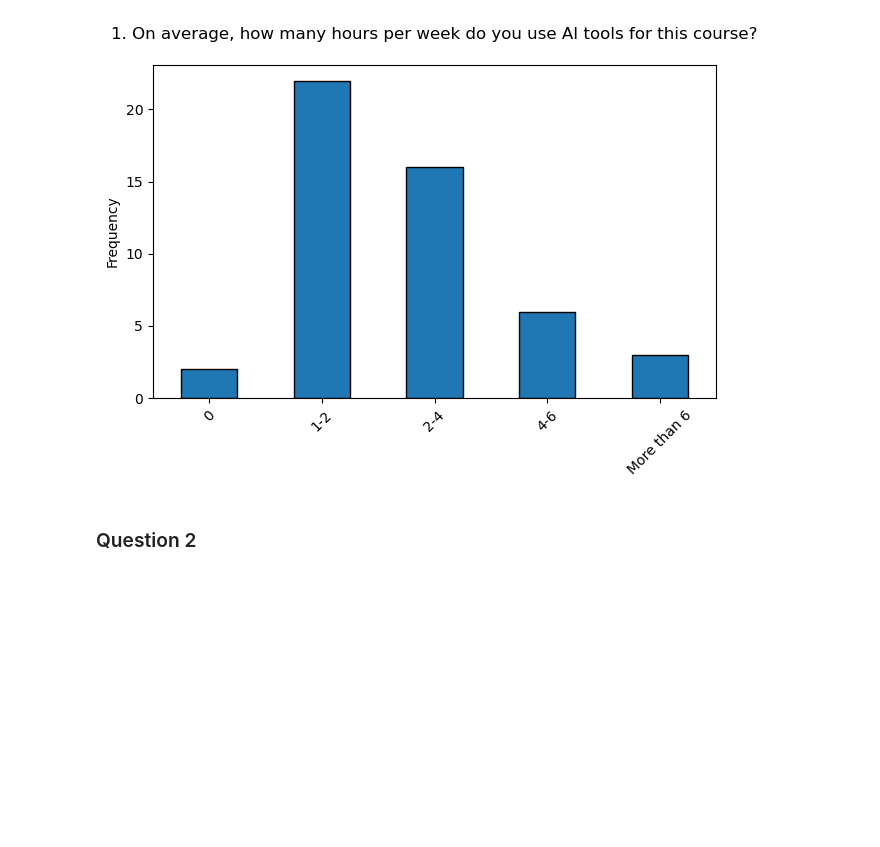
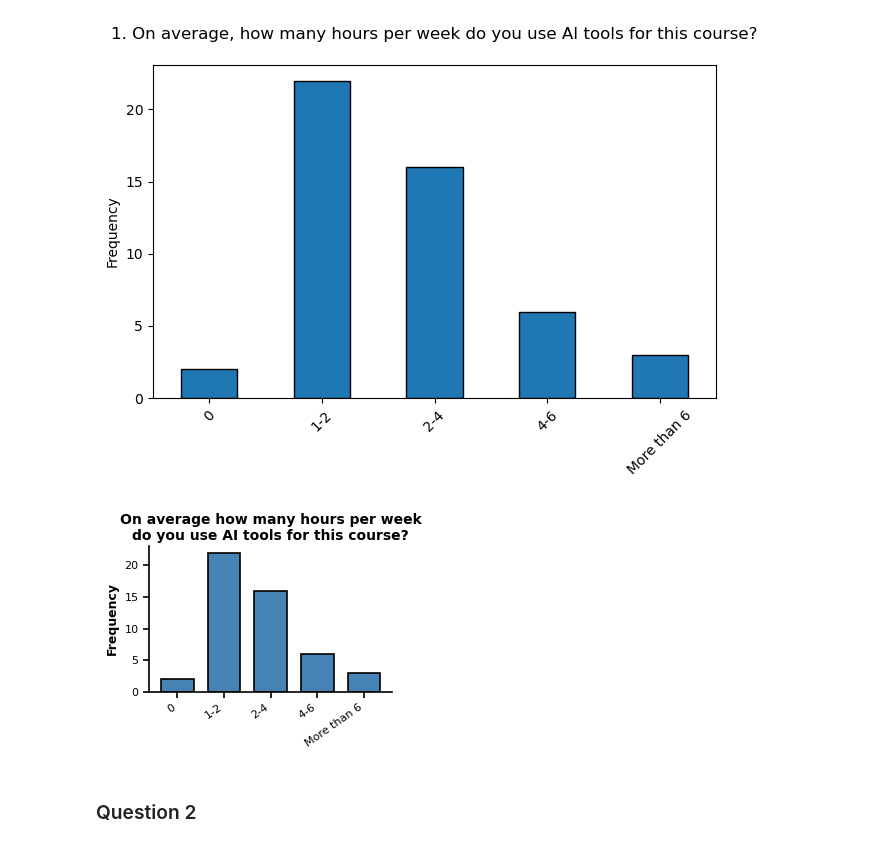
Before and after one commit to FMZennaro/UPED602E, a Jupyter notebook: General Analysis.ipynb, the cells around one changed output. Saved outputs shown, nothing was run; the diff lists cells and outputs as text; code cells hidden in the pictures; blank space fills up the shorter version.

Commit message:
Improving visualizations

```diff
--- a/General Analysis.ipynb
+++ b/General Analysis.ipynb
@@ -38,6 +40,40 @@ plt.tight_layout()
 plt.show()
 # %% [output]
 [figure]
+# %%
+custom_order = ['0', '1-2', '2-4', '4-6', 'More than 6']
+
+counts = df.iloc[:, 1].value_counts()
+counts = counts.reindex(custom_order)
+
+fig, ax = plt.subplots(figsize=(3, 2.5))  # Small but intentional size
+
+counts.plot(
+    kind='bar',
+    edgecolor='black',
+    linewidth=1.2,        # Thicker bar edges
+    ax=ax,
+    color='steelblue',    # Explicit color — poster printers can shift defaults
+    width=0.7,            # Slightly narrower bars give breathing room
+)
+
+ax.set_xlabel('', fontsize=0)
+ax.set_ylabel('Frequency', fontsize=9, fontweight='bold')
+ax.set_title('On average how many hours per week\ndo you use AI tools for this course?', fontsize=10, fontweight='bold', pad=4)
+ax.tick_params(axis='both', labelsize=8, width=1.2, length=4)
+ax.set_xticklabels(custom_order, rotation=35, ha='right', fontsize=8)
+
+# Remove top and right spines — reduces visual clutter at small sizes
+ax.spines['top'].set_visible(False)
+ax.spines['right'].set_visible(False)
+ax.spines['left'].set_linewidth(1.2)
+ax.spines['bottom'].set_linewidth(1.2)
+
+plt.tight_layout(pad=0.5)
+plt.savefig('Q1.png', dpi=300, bbox_inches='tight')  # High DPI for print
+plt.show()
+# %% [output]
+[figure, added]
 # %% [markdown]
 ### Question 2
 # %%
```
Also changed, not shown: parts of 7 cells of this notebook, 9 other files.
